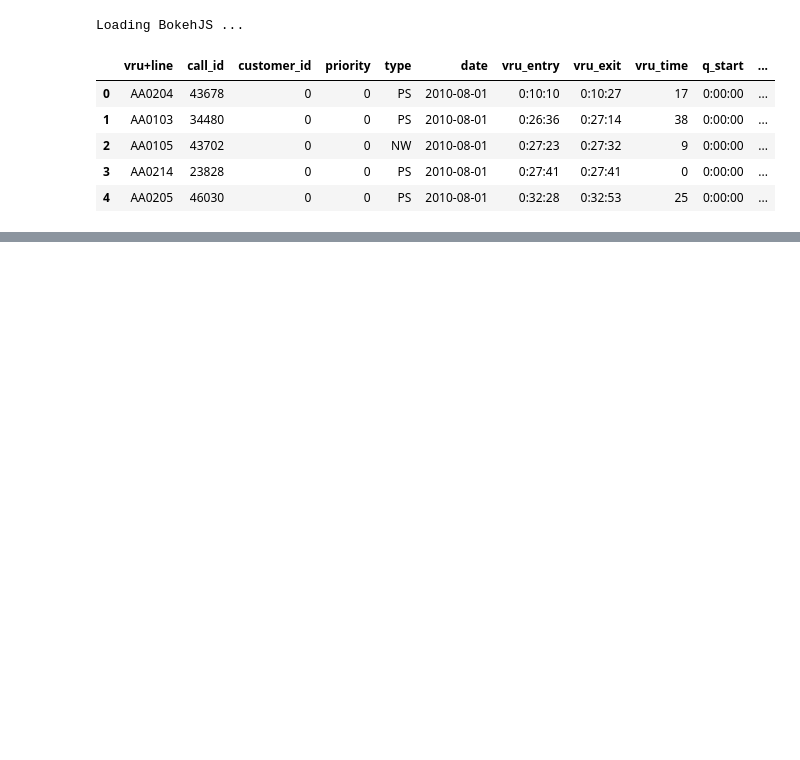
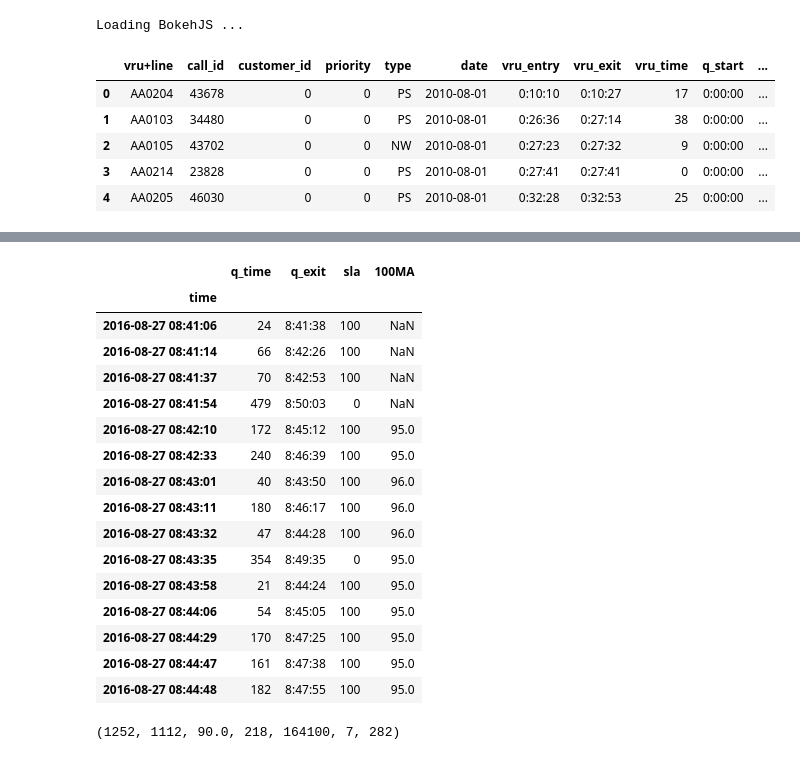
Before and after one commit to barntrosna/bokeh-project, a Jupyter notebook: calls_notebook.ipynb, the cells around one changed output, grey strips where cells are left out. Drawn from its saved outputs; the diff is of its cells as text; code cells hidden in the pictures; blank space fills up the shorter version.

```diff
--- a/calls_notebook.ipynb
+++ b/calls_notebook.ipynb
@@ -52,0 +89,53 @@ datetime.datetime(2016, 8, 27, 13, 0, 5, 411517)
+# %%
+import numpy as np
+q = past.loc[:,['q_time','q_exit']]
+q = q[(q['q_time'] > 0) & (make_today(q['q_exit']) < now)]
+
+def f(row):
+    if row['q_time'] <= 300:
+        val = 100
+    else:
+        val = 0
+    return val
+
+q['sla'] = q.apply(f, axis=1)
+q['100MA'] = pd.Series(q['sla']).rolling(window=100).mean()
+q[95:110]
+# %% [output]
+|  | q_time | q_exit | sla | 100MA |
+| time |  |  |  |  |
+| 2016-08-27 08:41:06 | 24 | 8:41:38 | 100 | NaN |
+| 2016-08-27 08:41:14 | 66 | 8:42:26 | 100 | NaN |
+| 2016-08-27 08:41:37 | 70 | 8:42:53 | 100 | NaN |
+| 2016-08-27 08:41:54 | 479 | 8:50:03 | 0 | NaN |
+| 2016-08-27 08:42:10 | 172 | 8:45:12 | 100 | 95.0 |
+| 2016-08-27 08:42:33 | 240 | 8:46:39 | 100 | 95.0 |
+| 2016-08-27 08:43:01 | 40 | 8:43:50 | 100 | 96.0 |
+| 2016-08-27 08:43:11 | 180 | 8:46:17 | 100 | 96.0 |
+| 2016-08-27 08:43:32 | 47 | 8:44:28 | 100 | 96.0 |
+| 2016-08-27 08:43:35 | 354 | 8:49:35 | 0 | 95.0 |
+| 2016-08-27 08:43:58 | 21 | 8:44:24 | 100 | 95.0 |
+| 2016-08-27 08:44:06 | 54 | 8:45:05 | 100 | 95.0 |
+| 2016-08-27 08:44:29 | 170 | 8:47:25 | 100 | 95.0 |
+| 2016-08-27 08:44:47 | 161 | 8:47:38 | 100 | 95.0 |
+| 2016-08-27 08:44:48 | 182 | 8:47:55 | 100 | 95.0 |
+# %%
+total_calls = len(past.index)
+
+total_queued = len(q.index)
+#total_q_over_sla = len(q[q['q_time'] > 300].index)
+
+sla_today = round(q.sla.mean(), 1)
+
+avg_call_length = int(past.ser_time[past.ser_time > 0].mean())
+total_call_time = past.ser_time.sum()
+
+waiting = past[make_today(past['q_exit']) > now]
+calls_waiting = len(waiting.index)
+oldest_waiting = make_today(waiting['q_start']).min()
+longest_waiting = int((now - oldest_waiting).total_seconds())
+
+
+total_calls, total_queued, sla_today, avg_call_length, total_call_time, calls_waiting, longest_waiting
+# %% [output]
+(1252, 1112, 90.0, 218, 164100, 7, 282)
```
Also changed, not shown: parts of 7 cells of this notebook.
